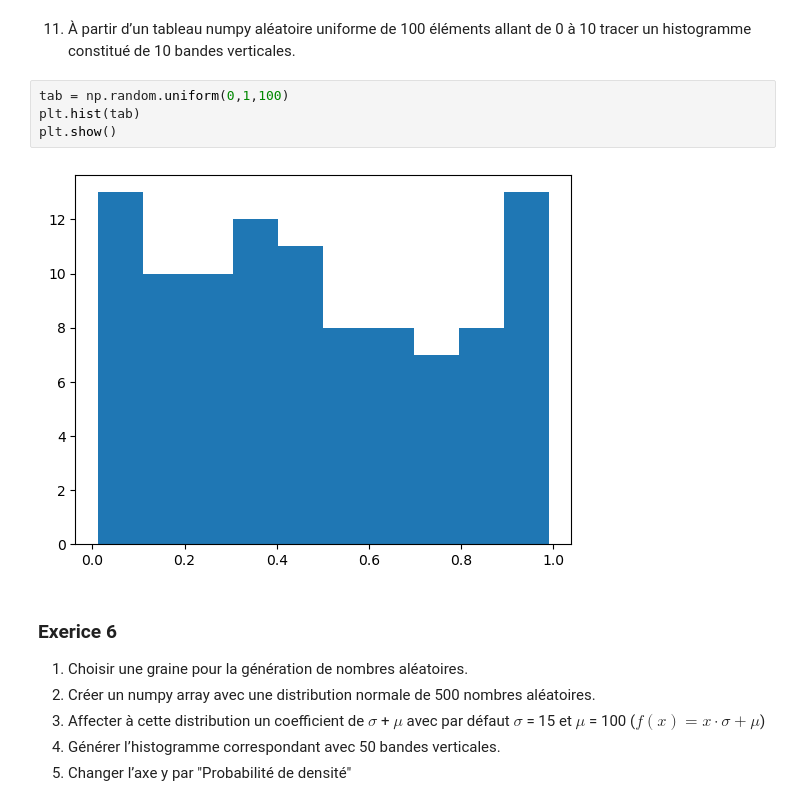
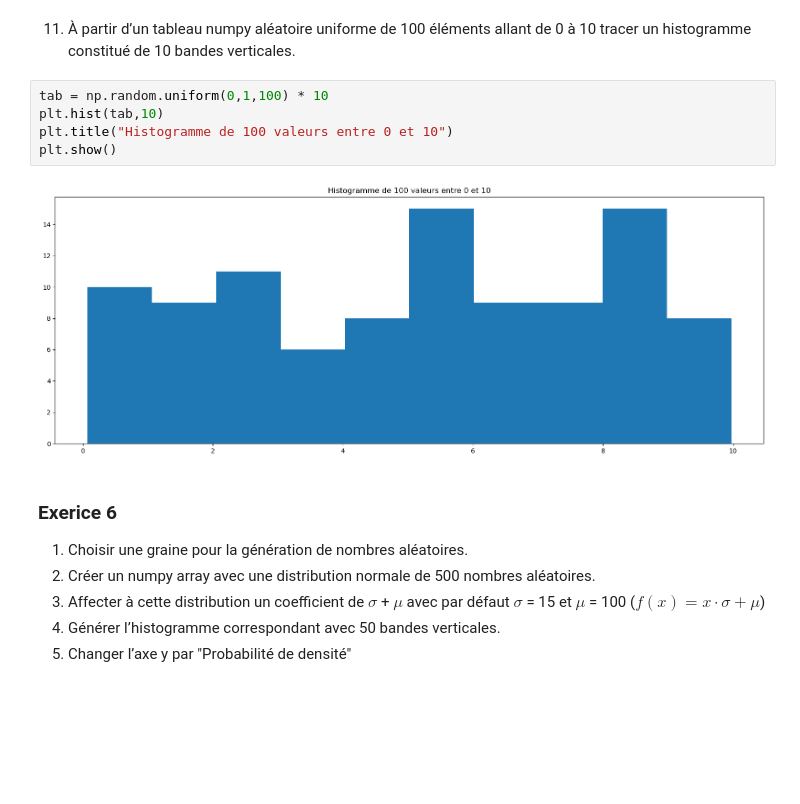
Before and after one commit to Samuelhcq/MachineLearning, a Jupyter notebook: TP2/TP2.ipynb, the cells around one changed output. Cells and saved outputs as stored; diff of their text form; blank space fills up the shorter version.

```diff
--- a/TP2/TP2.ipynb
+++ b/TP2/TP2.ipynb
@@ -382,11 +402,12 @@ plt.show()
 11. À partir d’un tableau numpy aléatoire uniforme de 100 éléments allant de 0 à 10 tracer un histogramme constitué de 10
 bandes verticales.
 # %%
-tab = np.random.uniform(0,1,100)
-plt.hist(tab)
+tab = np.random.uniform(0,1,100) * 10
+plt.hist(tab,10)
+plt.title("Histogramme de 100 valeurs entre 0 et 10")
 plt.show()
 # %% [output]
-[figure, old version]
+[figure, new version]
 # %% [markdown]
 ### Exerice 6
 1. Choisir une graine pour la génération de nombres aléatoires.
```
Also changed, not shown: parts of 10 cells of this notebook, 2 other files.
